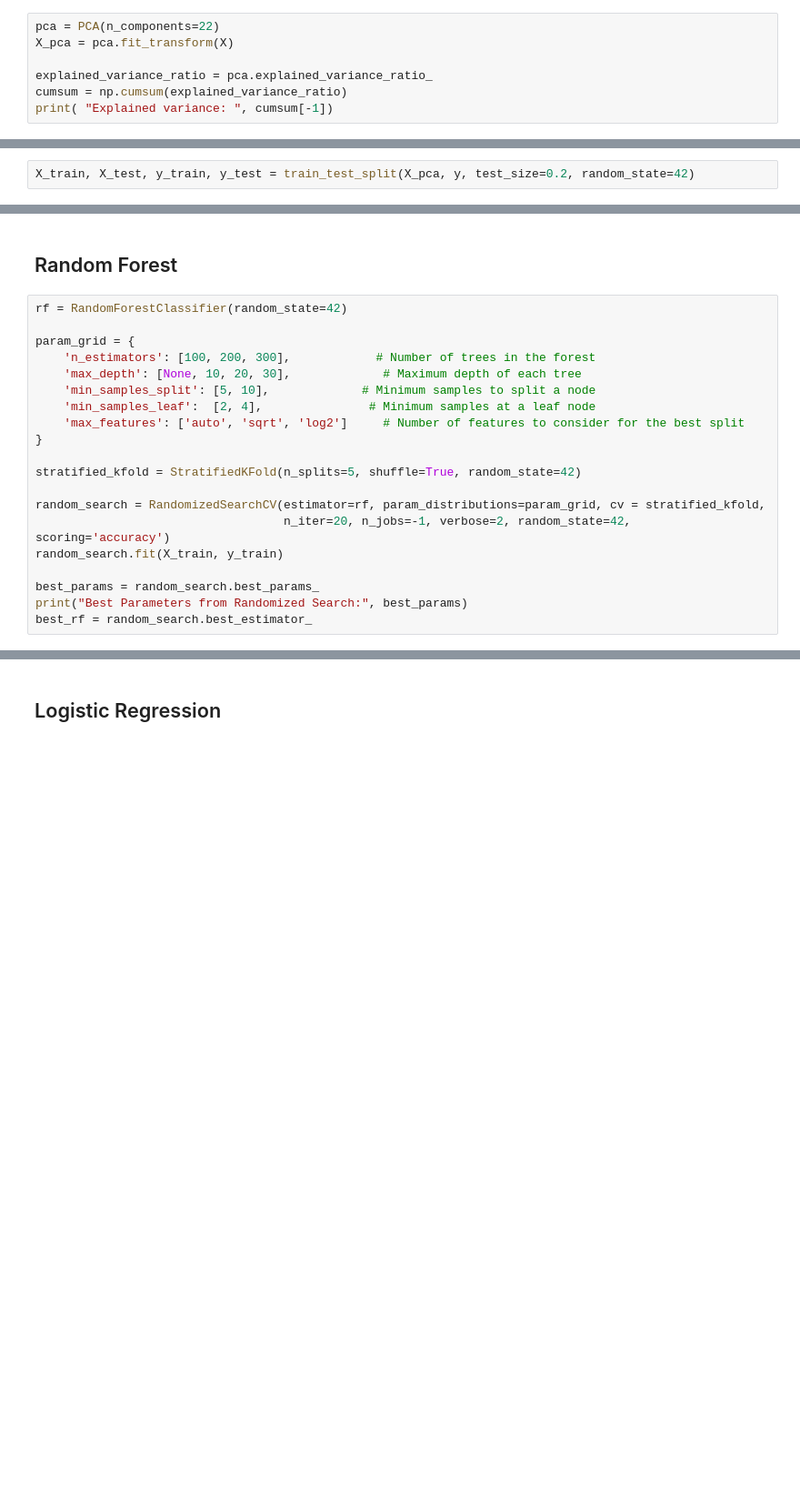
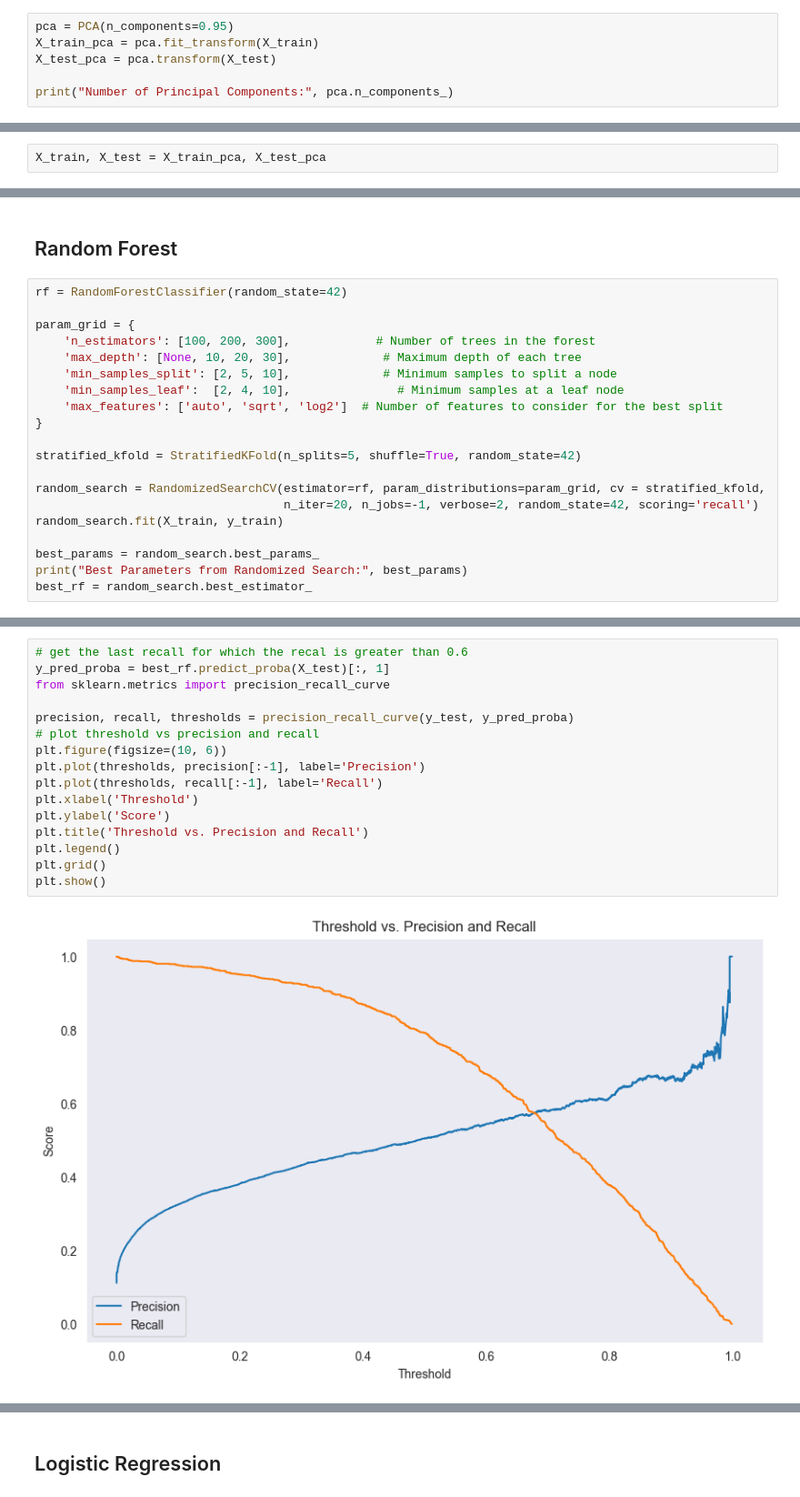
Before and after one commit to iamsims/ml-project, a Jupyter notebook: main.ipynb, the cells around one changed output, grey strips where cells are left out. Shown at 91% size. Drawn from its saved outputs; the diff is of its cells as text; blank space fills up the shorter version.

```diff
--- a/main.ipynb
+++ b/main.ipynb
@@ -295,8 +306,7 @@ Number of components explaining 95% of the variance: 22
 # %%
-pca = PCA(n_components=22)
-X_pca = pca.fit_transform(X)
+pca = PCA(n_components=0.95)
+X_train_pca = pca.fit_transform(X_train)
+X_test_pca = pca.transform(X_test)
 
-explained_variance_ratio = pca.explained_variance_ratio_
-cumsum = np.cumsum(explained_variance_ratio)
-print( "Explained variance: ", cumsum[-1])
+print("Number of Principal Components:", pca.n_components_)
 # %% [output]
@@ -320,4 +330,4 @@ array([[ 0.68201989, -1.37024379,  1.65526185, ..., -0.18972108,
+# %%
+X_train, X_test = X_train_pca, X_test_pca
 # %% [markdown]
 # Model Training
-# %%
-X_train, X_test, y_train, y_test = train_test_split(X_pca, y, test_size=0.2, random_state=42)
@@ -336,15 +353,15 @@ rf = RandomForestClassifier(random_state=42)
 param_grid = {
     'n_estimators': [100, 200, 300],            # Number of trees in the forest
     'max_depth': [None, 10, 20, 30],             # Maximum depth of each tree
-    'min_samples_split': [5, 10],             # Minimum samples to split a node
-    'min_samples_leaf':  [2, 4],               # Minimum samples at a leaf node
-    'max_features': ['auto', 'sqrt', 'log2']     # Number of features to consider for the best split
+    'min_samples_split': [2, 5, 10],             # Minimum samples to split a node
+    'min_samples_leaf':  [2, 4, 10],               # Minimum samples at a leaf node
+    'max_features': ['auto', 'sqrt', 'log2']  # Number of features to consider for the best split
 }
 
 stratified_kfold = StratifiedKFold(n_splits=5, shuffle=True, random_state=42)
 
 random_search = RandomizedSearchCV(estimator=rf, param_distributions=param_grid, cv = stratified_kfold,
-                                   n_iter=20, n_jobs=-1, verbose=2, random_state=42, scoring='accuracy')
+                                   n_iter=20, n_jobs=-1, verbose=2, random_state=42, scoring='recall')
 random_search.fit(X_train, y_train)
 
 best_params = random_search.best_params_
@@ -415,0 +406,18 @@ Cross-Validation Accuracy: 0.95 ± 0.00
+# %%
+# get the last recall for which the recal is greater than 0.6
+y_pred_proba = best_rf.predict_proba(X_test)[:, 1]
+from sklearn.metrics import precision_recall_curve
+
+precision, recall, thresholds = precision_recall_curve(y_test, y_pred_proba)
+# plot threshold vs precision and recall
+plt.figure(figsize=(10, 6))
+plt.plot(thresholds, precision[:-1], label='Precision')
+plt.plot(thresholds, recall[:-1], label='Recall')
+plt.xlabel('Threshold')
+plt.ylabel('Score')
+plt.title('Threshold vs. Precision and Recall')
+plt.legend()
+plt.grid()
+plt.show()
+# %% [output]
+[figure, added]
```
Also changed, not shown: parts of 37 cells of this notebook, 6 other files.
